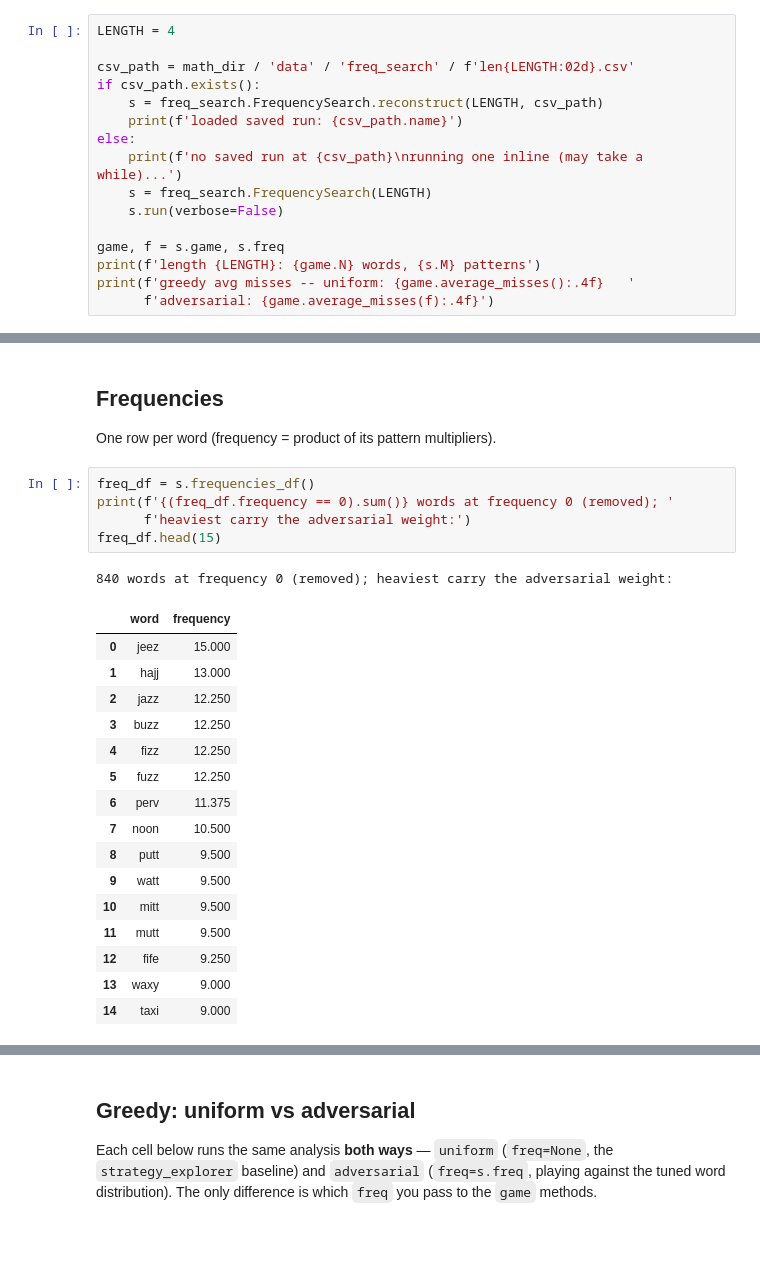
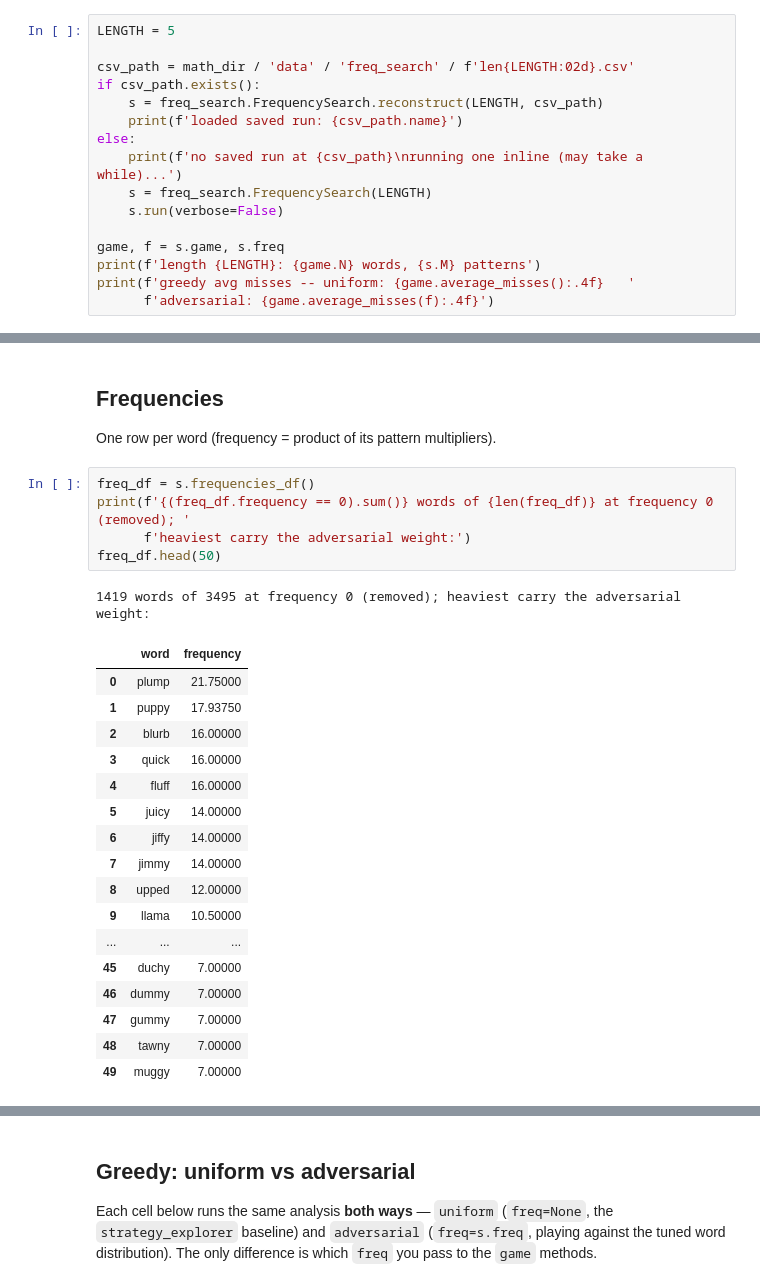
Before and after one commit to Ballpark-Figures/hangman, a Jupyter notebook: math/notebooks/freq_search_explorer.ipynb, the cells around one changed output, grey strips where cells are left out. Saved outputs shown, nothing was run; the diff lists cells and outputs as text; blank space fills up the shorter version.

```diff
--- a/math/notebooks/freq_search_explorer.ipynb
+++ b/math/notebooks/freq_search_explorer.ipynb
@@ -37,7 +37,7 @@ imported from /Users/patrickliscio/My Documents/Pycharm Projects/Ballpark-Figure
 Loads the saved CSV for this length if present; otherwise runs one inline (which
 can be slow for larger lengths).
 # %%
-LENGTH = 4
+LENGTH = 5
 
 csv_path = math_dir / 'data' / 'freq_search' / f'len{LENGTH:02d}.csv'
 if csv_path.exists():
@@ -112,24 +112,25 @@ mult_df.tail(20)
 One row per word (frequency = product of its pattern multipliers).
 # %%
 freq_df = s.frequencies_df()
-print(f'{(freq_df.frequency == 0).sum()} words at frequency 0 (removed); '
+print(f'{(freq_df.frequency == 0).sum()} words of {len(freq_df)} at frequency 0 (removed); '
       f'heaviest carry the adversarial weight:')
-freq_df.head(15)
+freq_df.head(50)
 # %% [output]
-840 words at frequency 0 (removed); heaviest carry the adversarial weight:
+1419 words of 3495 at frequency 0 (removed); heaviest carry the adversarial weight:
 |  | word | frequency |
-| 0 | jeez | 15.000 |
-| 1 | hajj | 13.000 |
-| 2 | jazz | 12.250 |
-| 3 | buzz | 12.250 |
-| 4 | fizz | 12.250 |
-| 5 | fuzz | 12.250 |
-| 6 | perv | 11.375 |
-| 7 | noon | 10.500 |
-| 8 | putt | 9.500 |
-| 9 | watt | 9.500 |
-| 10 | mitt | 9.500 |
-| 11 | mutt | 9.500 |
-| 12 | fife | 9.250 |
-| 13 | waxy | 9.000 |
-| 14 | taxi | 9.000 |
+| 0 | plump | 21.75000 |
+| 1 | puppy | 17.93750 |
+| 2 | blurb | 16.00000 |
+| 3 | quick | 16.00000 |
+| 4 | fluff | 16.00000 |
+| 5 | juicy | 14.00000 |
+| 6 | jiffy | 14.00000 |
+| 7 | jimmy | 14.00000 |
+| 8 | upped | 12.00000 |
+| 9 | llama | 10.50000 |
+| ... | ... | ... |
+| 45 | duchy | 7.00000 |
+| 46 | dummy | 7.00000 |
+| 47 | gummy | 7.00000 |
+| 48 | tawny | 7.00000 |
+| 49 | muggy | 7.00000 |
```
Also changed, not shown: parts of 8 cells of this notebook.
